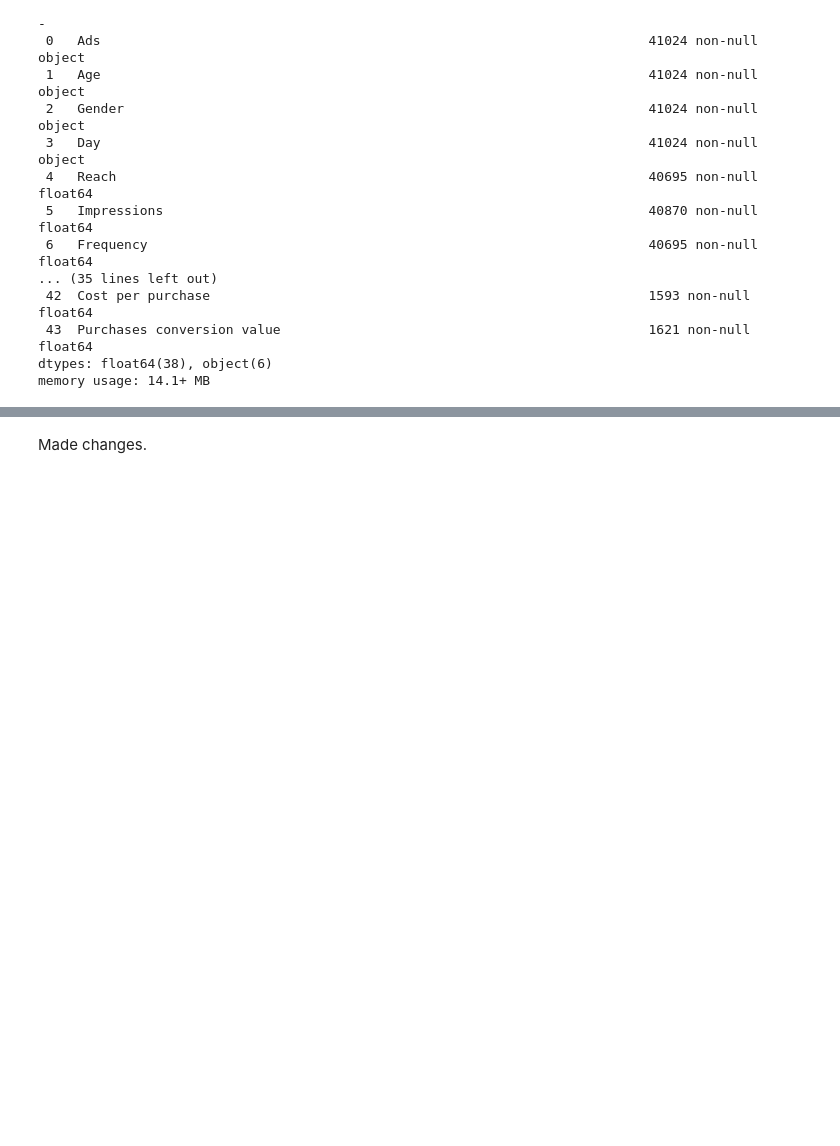
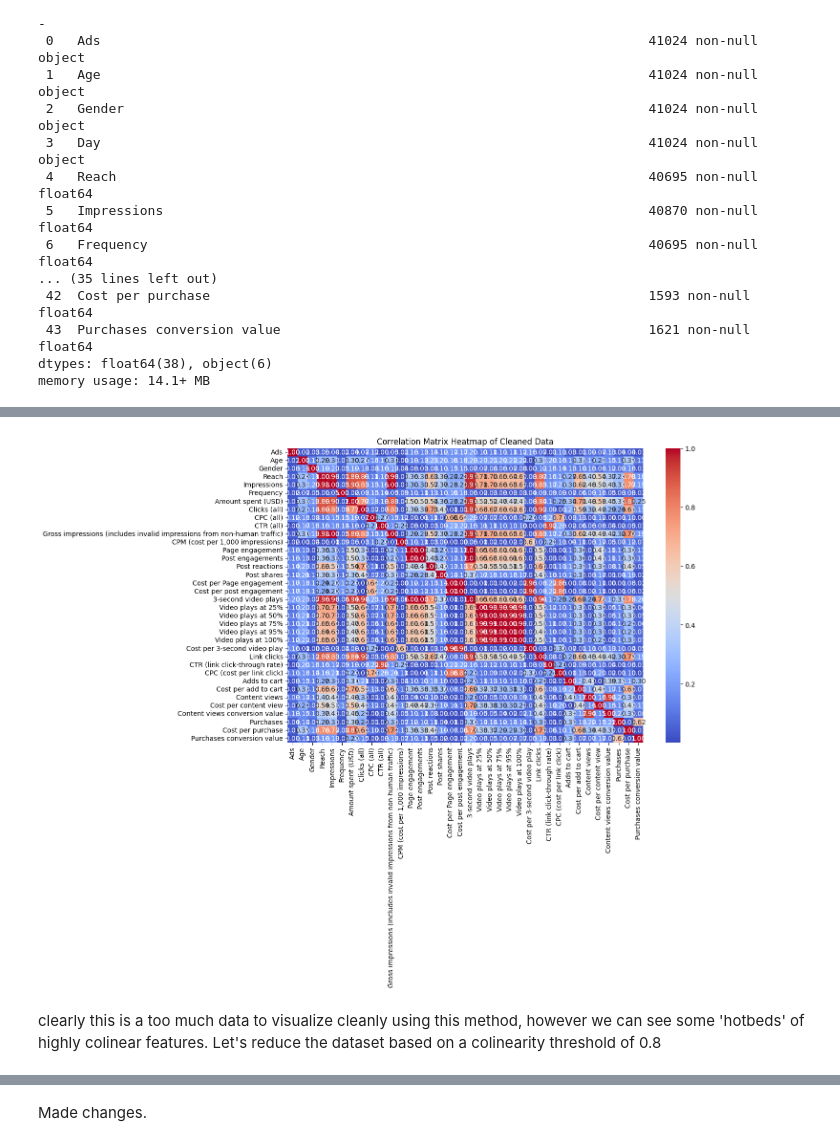
Before and after one commit to Zeth-Abney/Advertising-EDA, a Jupyter notebook: notebooks/luma-nutrition-eda.ipynb, the cells around one changed output, grey strips where cells are left out. Saved outputs shown, nothing was run; the diff lists cells and outputs as text; code cells hidden in the pictures; blank space fills up the shorter version.

Commit message:
Data cleaning and feature engineering completed. Ready for time series visualization and anlysis.

```diff
--- a/notebooks/luma-nutrition-eda.ipynb
+++ b/notebooks/luma-nutrition-eda.ipynb
@@ -102,0 +302,10 @@ plt.show()
+# %%
+#creating a list of unique ads
+unique_ads = list(data['Ads'].unique())
+# ads_dict = {}
+
+# Create a dictionary mapping each unique value to an integer starting from 1
+ads_mapping_dict = {ad: i for i, ad in enumerate(unique_ads, start=1)}
+
+# Apply the mapping to the 'Ads' column
+data['Ads'] = data['Ads'].map(ads_mapping_dict)
@@ -102,0 +348,6 @@ plt.show()
+# %%
+# manually dropping selected features
+data = data.drop(['Currency', 'Attribution setting'], axis=1)
+
+print("Data after dropping 'Currency' and 'Attribution setting' columns:")
+data.info()
@@ -102,0 +372,6 @@ plt.show()
+# %%
+# creating a new variable to containt the ad hoc transformation
+df_cleaned = data
+
+# summarizing the ad hoc transformation
+create_summary(df_cleaned)
@@ -102,0 +401,26 @@ plt.show()
+# %%
+def plot_correlation_heatmap(data, title="Correlation Matrix Heatmap"):
+    """
+    Plots a heatmap of the correlation matrix.
+
+    Parameters:
+    data (pd.DataFrame): The input DataFrame with features to be evaluated.
+    title (str): Title of the heatmap. Default is "Correlation Matrix Heatmap".
+    """
+    # Get the list of numeric features
+    numeric_features = data.select_dtypes(include=['float64', 'int64']).columns
+
+    # Calculate the correlation matrix
+    corr_matrix = data[numeric_features].corr().abs()
+
+    # Plot the heatmap
+    plt.figure(figsize=(12, 8))
+    sns.heatmap(corr_matrix, annot=True, cmap='coolwarm', fmt='.2f')
+    plt.title(title)
+    plt.show()
+# %%
+plot_correlation_heatmap(df_cleaned, title="Correlation Matrix Heatmap of Cleaned Data")
+# %% [output]
+[figure, added]
+# %% [markdown]
+clearly this is a too much data to visualize cleanly using this method, however we can see some 'hotbeds' of highly colinear features. Let's reduce the dataset based on a colinearity threshold of 0.8
```
Also changed, not shown: parts of 36 cells of this notebook.
